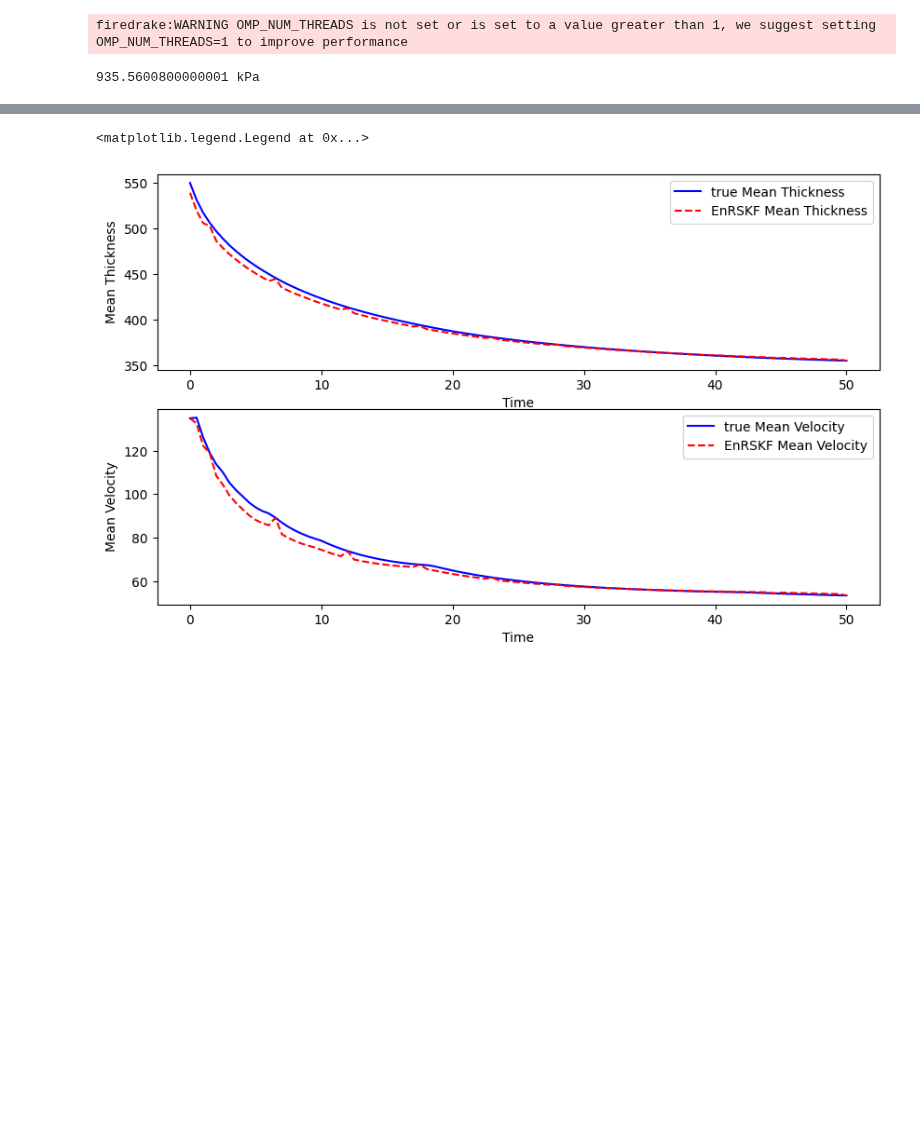
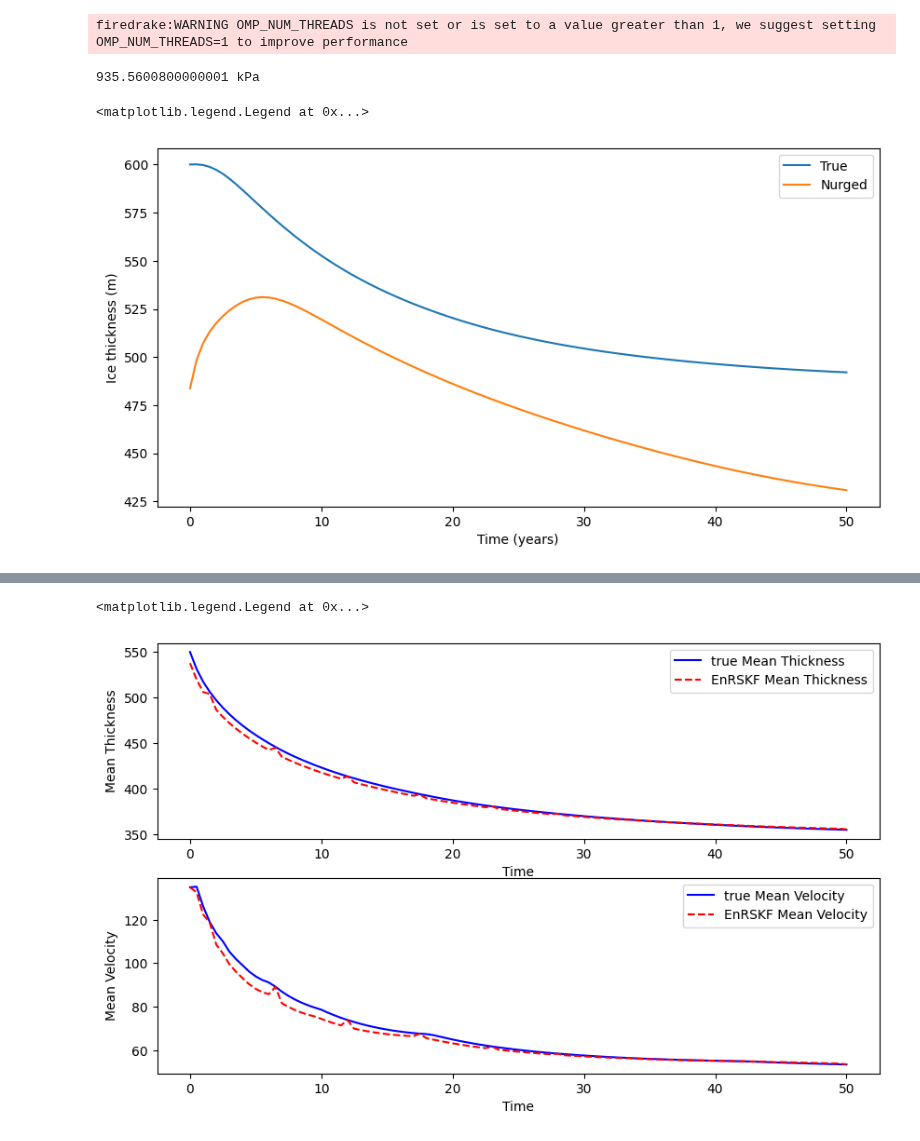
Before and after one commit to KYANJO/Data_assimilation_project, a Jupyter notebook: bin/synthetic_ice_stream_da.ipynb, the cells around one changed output, grey strips where cells are left out. Cells and saved outputs as stored; diff of their text form; code cells hidden in the pictures; blank space fills up the shorter version.

```diff
--- a/bin/synthetic_ice_stream_da.ipynb
+++ b/bin/synthetic_ice_stream_da.ipynb
@@ -166,8 +166,9 @@ from icepack_model.run_icepack_da import generate_true_state
 statevec_true = np.zeros([params["nd"],params["nt"]+1])
 solver = solver_weertman
 
+seed = 1 # random seed
 kwargs = {"a":a, "h0":h0, "u0":u0, "C":C, "A":A,"Q":Q,"V":V,
-          "b":b, "dt":dt}
+          "b":b, "dt":dt,"seed":seed}
 statevec_true = generate_true_state(solver,statevec_true,params,**kwargs)
 # %%
 # --- Observations ---
@@ -197,3 +198,30 @@ statevec_bg, statevec_ens, statevec_ens_mean, statevec_ens_full = initialize_ens
+# %%
+# Run nurged model with out assimilation
+# --- wrong state ---
+sys.path.insert(0,'../src/models')
+from icepack_model.run_icepack_da import generate_nurged_state
+
+statevec_nurged = np.zeros([params["nd"],params["nt"]+1])
+solver = solver_weertman
+
+statevec_nurged = generate_nurged_state(solver,statevec_nurged,params,**kwargs)
+
+# plot the true and nurged state
+htrue = statevec_true[:hdim,:]
+hnurge = statevec_nurged[:hdim,:]
+h_indx = htrue.shape[1]//2
+h_true = htrue[h_indx,:]
+h_nurged = hnurge[h_indx,:]
+
+plt.figure(figsize=(10,5))
+plt.plot(t,h_true,label='True')
+plt.plot(t,h_nurged,label='Nurged')
+plt.xlabel('Time (years)')
+plt.ylabel('Ice thickness (m)')
+plt.legend()
+# %% [output]
+<matplotlib.legend.Legend at 0x...>
+[figure, added]
 # %%
 # --- Run the model with Data Assimilation ---
 sys.path.insert(0,'../src/run_model_da')
```
Also changed, not shown: parts of 7 cells of this notebook, 1 other file.
